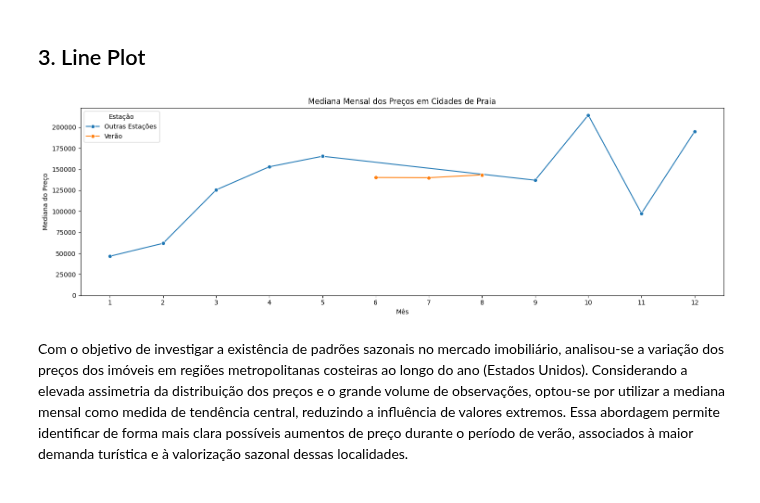
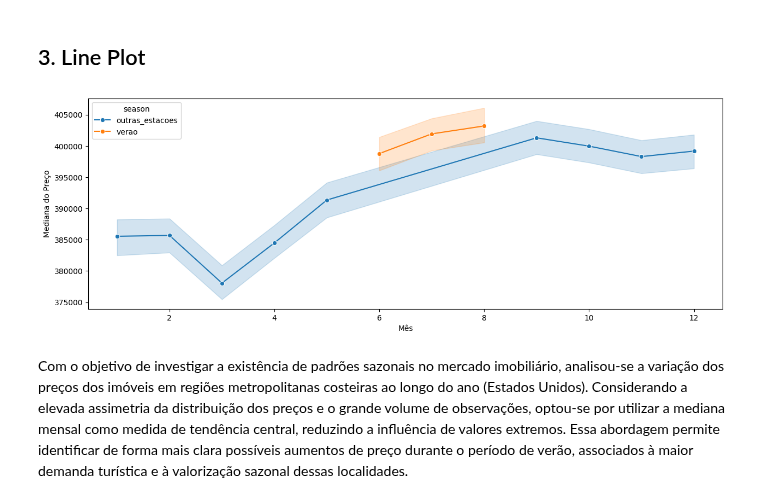
Before and after one commit to nicolascoqueiro/housets-analysis, a Jupyter notebook: Data Layer/silver/analytics.ipynb, the cells around one changed output. Saved outputs shown, nothing was run; the diff lists cells and outputs as text; code cells hidden in the pictures.

```diff
--- a/Data Layer/silver/analytics.ipynb
+++ b/Data Layer/silver/analytics.ipynb
@@ -246,23 +246,18 @@ dados['cidade_praia'] = np.where(
 # %%
 plt.figure(figsize=(15, 5))
 sns.lineplot(
-    data=praia_mes,
+    data=dados,
     x='month',
-    y=dados['median_sale_price'],
+    y='median_sale_price',
     hue='season',
     marker='o'
 )
 
 plt.xlabel('Mês')
 plt.ylabel('Mediana do Preço')
-plt.title('Mediana Mensal dos Preços em Cidades de Praia')
-plt.xticks(range(1, 13))
-plt.ylim(bottom=0)
-plt.legend(title='Estação')
-plt.tight_layout()
 plt.show()
 # %% [output]
-[figure, old version]
+[figure, new version]
 # %% [markdown]
 Com o objetivo de investigar a existência de padrões sazonais no mercado imobiliário, analisou-se a variação dos preços dos imóveis em regiões metropolitanas costeiras ao longo do ano (Estados Unidos).
 Considerando a elevada assimetria da distribuição dos preços e o grande volume de observações, optou-se por utilizar a mediana mensal como medida de tendência central, reduzindo a influência de valores extremos.
```
Also changed, not shown: parts of 6 cells of this notebook.
